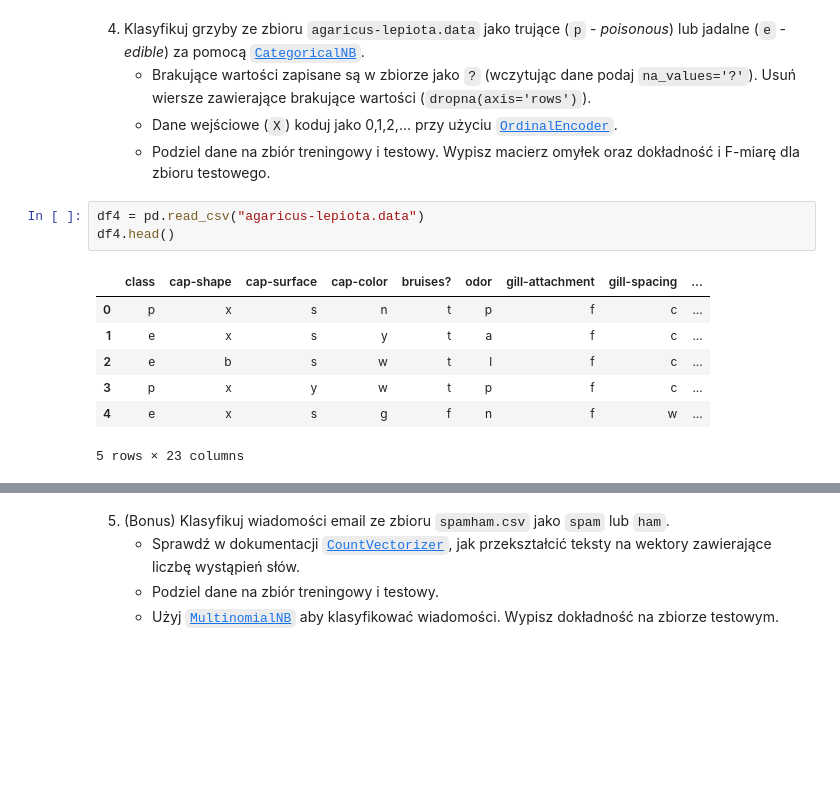
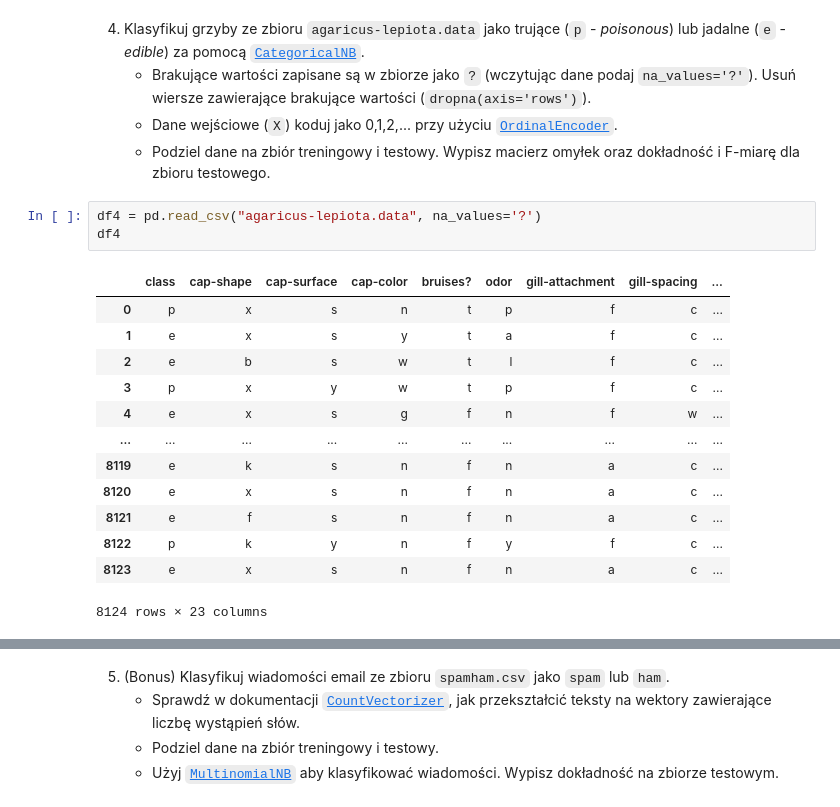
Before and after one commit to MichalBrodackiPJA/Eksploracja-i-Wizualizacja-Danych, a Jupyter notebook: Ćwiczenia 4/Lab - Klasyfikacja.ipynb, the cells around one changed output, grey strips where cells are left out. Saved outputs shown, nothing was run; the diff lists cells and outputs as text; blank space fills up the shorter version.

```diff
--- a/Ćwiczenia 4/Lab - Klasyfikacja.ipynb
+++ b/Ćwiczenia 4/Lab - Klasyfikacja.ipynb
@@ -343,13 +343,19 @@ plt.show()
     - Dane wejściowe (`X`) koduj jako 0,1,2,... przy użyciu [`OrdinalEncoder`](https://scikit-learn.org/stable/modules/generated/sklearn.preprocessing.OrdinalEncoder.html).
     - Podziel dane na zbiór treningowy i testowy. Wypisz macierz omyłek oraz dokładność i F-miarę dla zbioru testowego.
 # %%
-df4 = pd.read_csv("agaricus-lepiota.data")
-df4.head()
+df4 = pd.read_csv("agaricus-lepiota.data", na_values='?')
+df4
 # %% [output]
 |  | class | cap-shape | cap-surface | cap-color | bruises? | odor | gill-attachment | gill-spacing | ... |
 | 0 | p | x | s | n | t | p | f | c | ... |
 | 1 | e | x | s | y | t | a | f | c | ... |
 | 2 | e | b | s | w | t | l | f | c | ... |
 | 3 | p | x | y | w | t | p | f | c | ... |
 | 4 | e | x | s | g | f | n | f | w | ... |
+| ... | ... | ... | ... | ... | ... | ... | ... | ... | ... |
+| 8119 | e | k | s | n | f | n | a | c | ... |
+| 8120 | e | x | s | n | f | n | a | c | ... |
+| 8121 | e | f | s | n | f | n | a | c | ... |
+| 8122 | p | k | y | n | f | y | f | c | ... |
+| 8123 | e | x | s | n | f | n | a | c | ... |
-5 rows × 23 columns
+8124 rows × 23 columns
```
Also changed, not shown: parts of 4 cells of this notebook.
